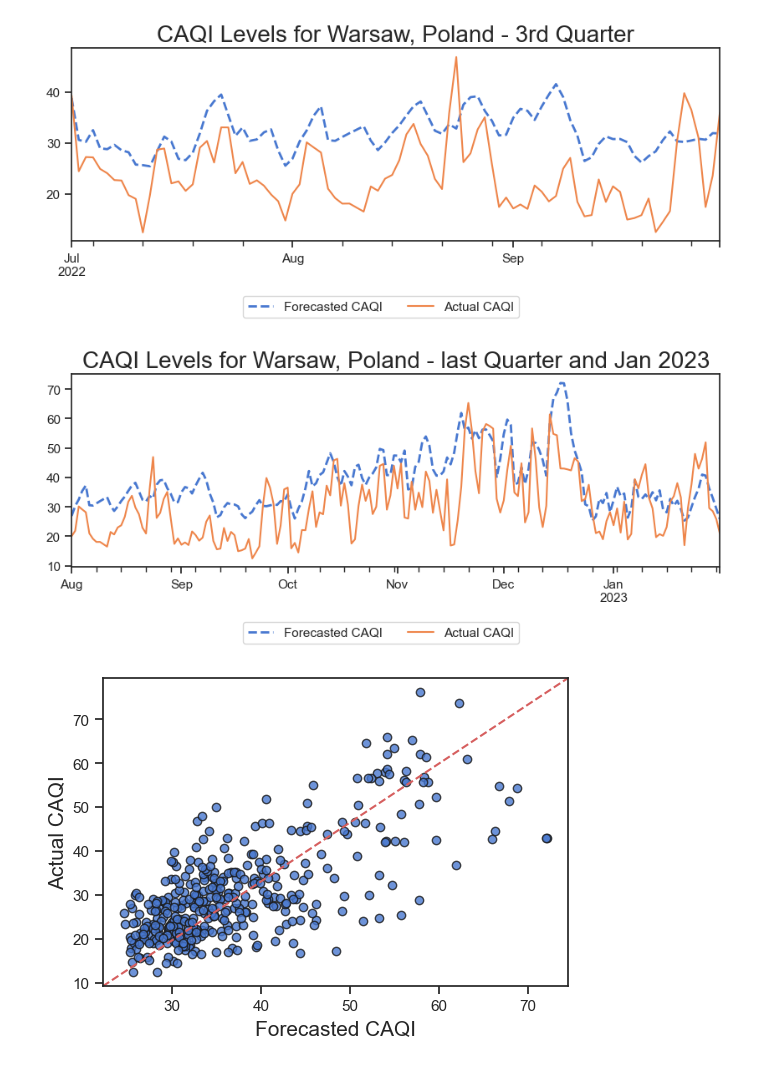
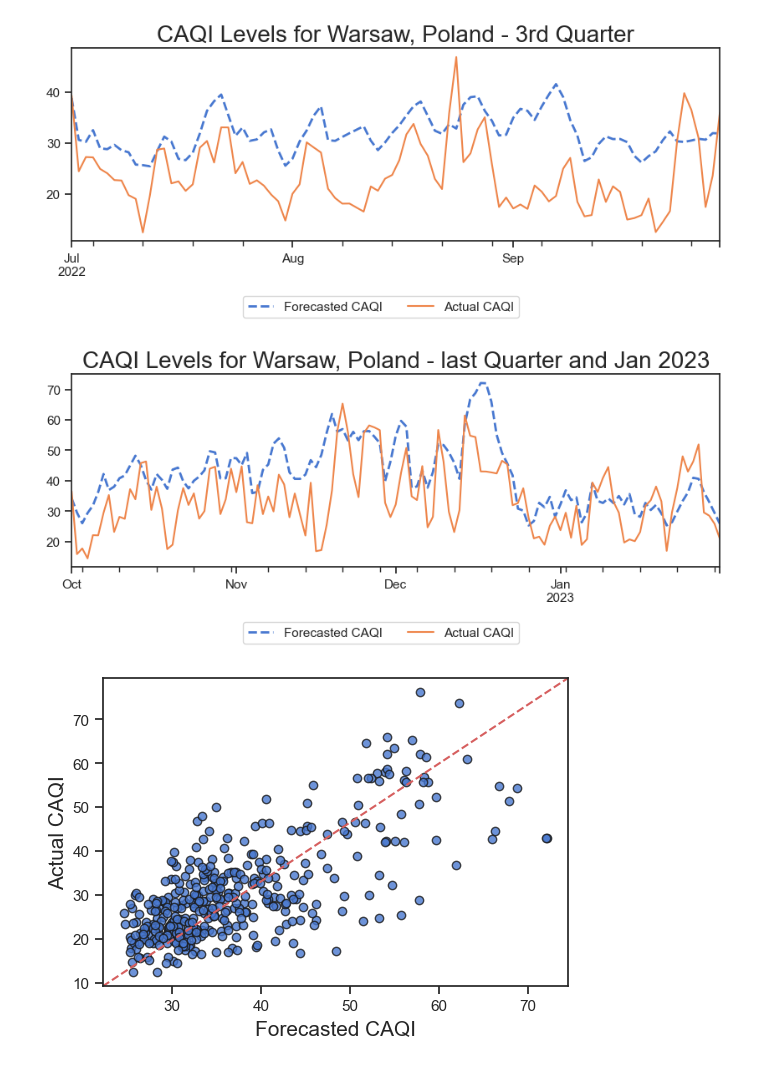
Before and after one commit to OmdenaAI/warsaw-poland-chapter-air-pollution, a Jupyter notebook: src/tasks/task-4-modeling/Joseph Antony_Modelling/4. Forecasting.ipynb, the cells around one changed output. Saved outputs shown, nothing was run; the diff lists cells and outputs as text; code cells hidden in the pictures.

```diff
--- a/src/tasks/task-4-modeling/Joseph Antony_Modelling/4. Forecasting.ipynb
+++ b/src/tasks/task-4-modeling/Joseph Antony_Modelling/4. Forecasting.ipynb
@@ -459,15 +460,15 @@ ax.legend(labels=["Forecasted CAQI", "Actual CAQI"], ncol=3, bbox_to_anchor=(0.7
 [figure]
 # %%
 #last Quarter and Jan 2023
-ax = warsaw_df.loc["2022-08-01" : , "CAQI_idx"].plot(linestyle="--", lw=2, figsize=(10, 3));
+ax = warsaw_df.loc["2022-10-01" : , "CAQI_idx"].plot(linestyle="--", lw=2, figsize=(10, 3));
 
-pollutant_df.loc["2022-08-01" : , 'CAQI_idx'].plot(ax=ax);
+pollutant_df.loc["2022-10-01" : , 'CAQI_idx'].plot(ax=ax);
 
 ax.set_xlabel("")
 ax.set_title("CAQI Levels for Warsaw, Poland - last Quarter and Jan 2023")
 ax.legend(labels=["Forecasted CAQI", "Actual CAQI"], ncol=3, bbox_to_anchor=(0.7, -0.25));
 # %% [output]
-[figure, old version]
+[figure, new version]
 # %%
 #Plotting Forecasted vs Actual CAQI scatterplot
 fig, ax = plt.subplots(figsize=(6, 4))
```
Also changed, not shown: parts of 4 cells of this notebook.
